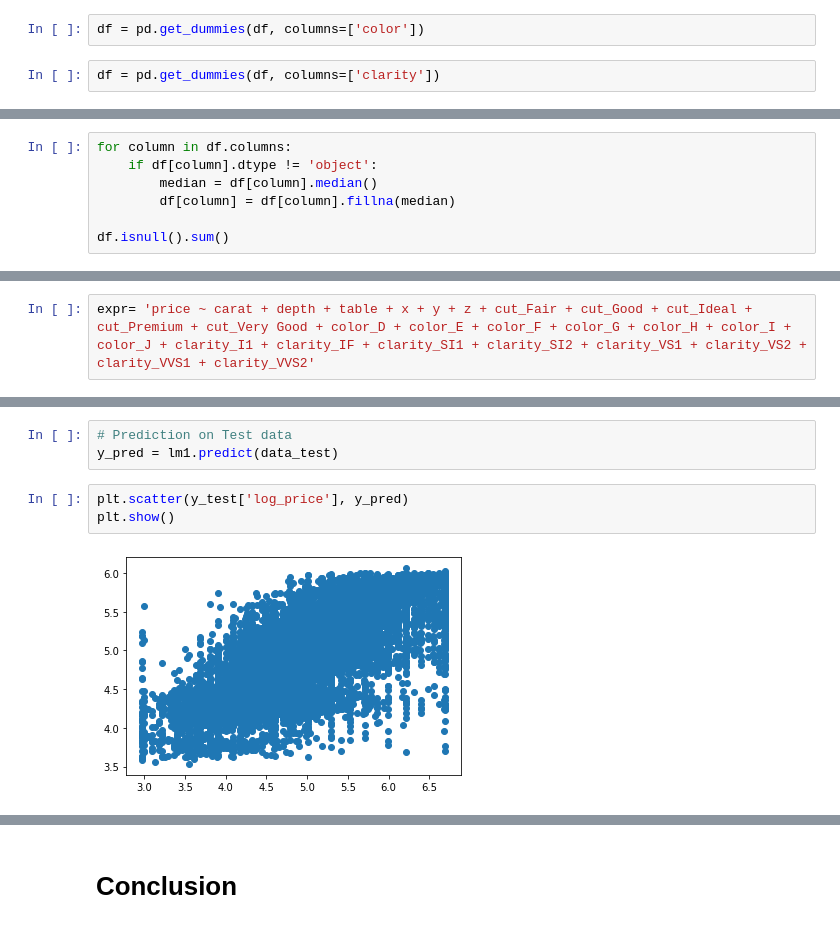
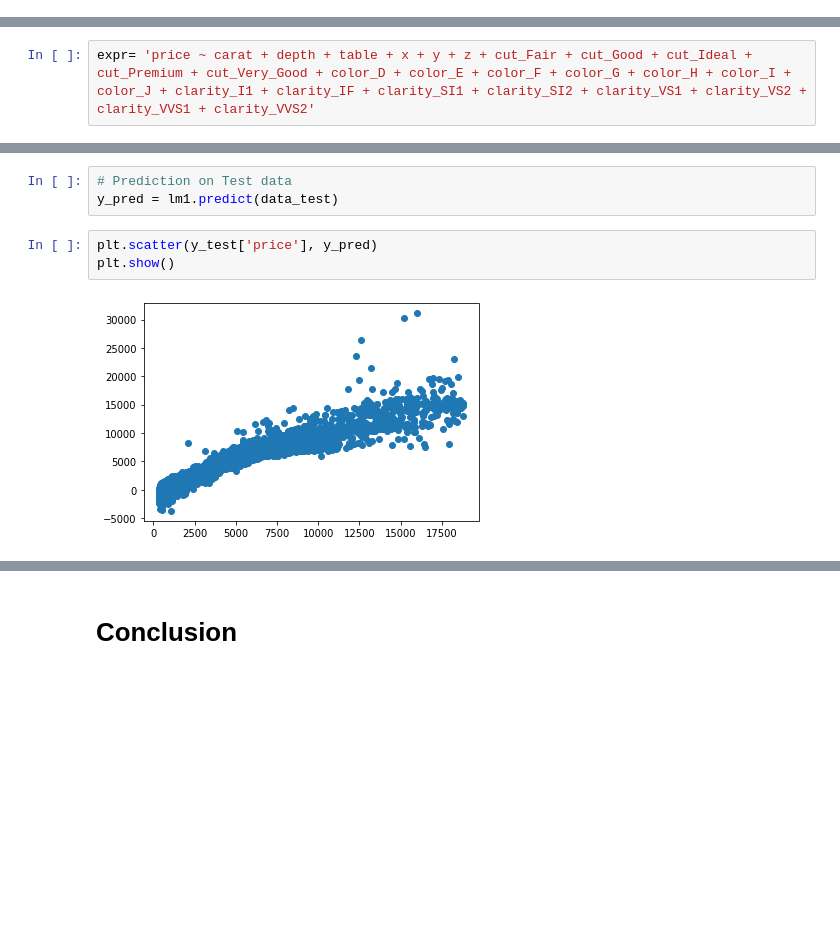
Before and after one commit to fborrasumh/greatlearning-pgp-dsba, a Jupyter notebook: M5 Pridictive Modeling/M5 W4 Project/M5 W4 Project - Linear Regression.ipynb, the cells around one changed output, grey strips where cells are left out. Cells and saved outputs as stored; diff of their text form; blank space fills up the shorter version.

```diff
--- a/M5 Pridictive Modeling/M5 W4 Project/M5 W4 Project - Linear Regression.ipynb
+++ b/M5 Pridictive Modeling/M5 W4 Project/M5 W4 Project - Linear Regression.ipynb
@@ -70,7 +65,3 @@ df = pd.get_dummies(df, columns=['cut'])
-# %%
-df = pd.get_dummies(df, columns=['color'])
-# %%
-df = pd.get_dummies(df, columns=['clarity'])
 # %%
 df.info()
 # %% [output]
@@ -156,7 +141,0 @@ dtype: int64
-# %%
-for column in df.columns:
-    if df[column].dtype != 'object':
-        median = df[column].median()
-        df[column] = df[column].fillna(median)
-
-df.isnull().sum()
@@ -411,7 +432,7 @@ Index(['carat', 'depth', 'table', 'x', 'y', 'z', 'cut_Fair', 'cut_Good',
        'clarity_VS2', 'clarity_VVS1', 'clarity_VVS2', 'price'],
       dtype='object')
 # %%
-expr= 'price ~ carat + depth + table + x + y + z + cut_Fair + cut_Good + cut_Ideal + cut_Premium + cut_Very Good + color_D + color_E + color_F + color_G + color_H + color_I + color_J + clarity_I1 + clarity_IF + clarity_SI1 + clarity_SI2 + clarity_VS1 + clarity_VS2 + clarity_VVS1 + clarity_VVS2'
+expr= 'price ~ carat + depth + table + x + y + z + cut_Fair + cut_Good + cut_Ideal + cut_Premium + cut_Very_Good + color_D + color_E + color_F + color_G + color_H + color_I + color_J + clarity_I1 + clarity_IF + clarity_SI1 + clarity_SI2 + clarity_VS1 + clarity_VS2 + clarity_VVS1 + clarity_VVS2'
 # %%
 import statsmodels.formula.api as smf
 lm1 = smf.ols(formula= expr, data = data_train).fit()
@@ -442,10 +493,10 @@ np.sqrt(lm1.mse_resid) #another way
 # Prediction on Test data
 y_pred = lm1.predict(data_test)
 # %%
-plt.scatter(y_test['log_price'], y_pred)
+plt.scatter(y_test['price'], y_pred)
 plt.show()
 # %% [output]
-[figure, old version]
+[figure, new version]
 # %%
 for i,j in np.array(lm1.params.reset_index()):
     print('({}) * {} +'.format(round(j,2),i),end=' ')
```
Also changed, not shown: parts of 49 cells of this notebook, 1 other file.
